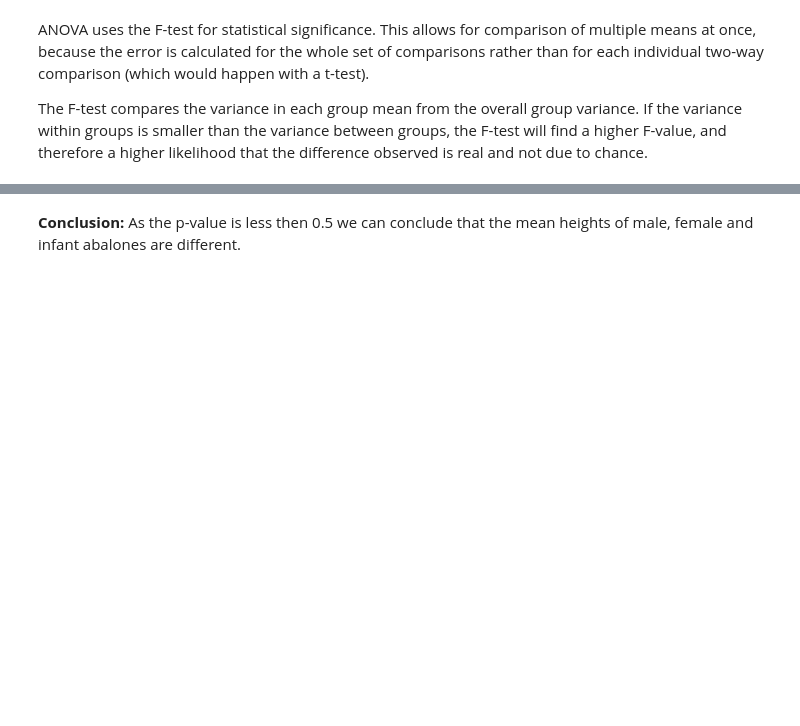
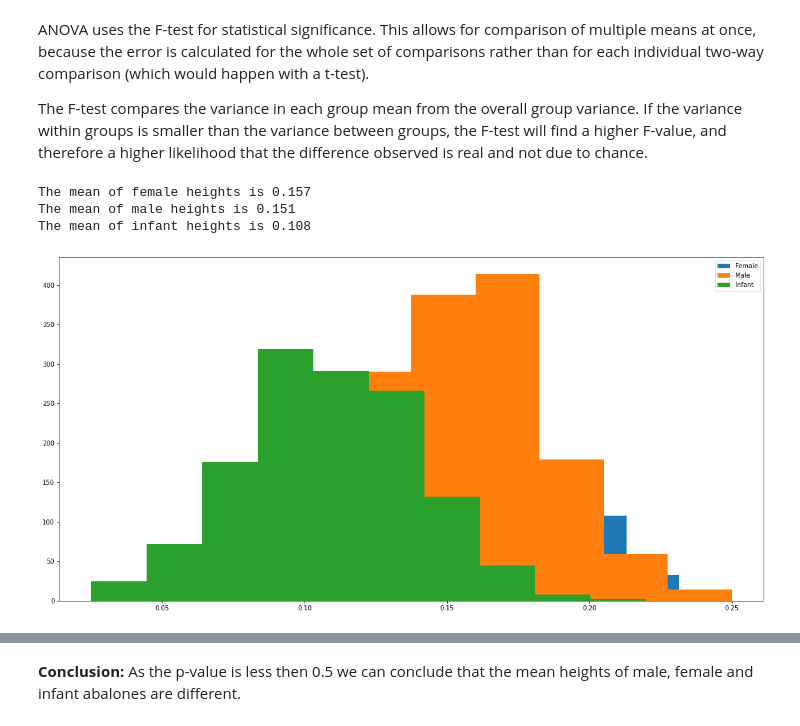
Before and after one commit to Fiona-600/Machine-Learning-and-Statistics-Project, a Jupyter notebook: scikit-stats.ipynb, the cells around one changed output, grey strips where cells are left out. Cells and saved outputs as stored; diff of their text form; code cells hidden in the pictures; blank space fills up the shorter version.

```diff
--- a/scikit-stats.ipynb
+++ b/scikit-stats.ipynb
@@ -380,4 +391,22 @@ ____________
 ANOVA uses the F-test for statistical significance. This allows for comparison of multiple means at once, because the error is calculated for the whole set of comparisons rather than for each individual two-way comparison (which would happen with a t-test).
 
 The F-test compares the variance in each group mean from the overall group variance. If the variance within groups is smaller than the variance between groups, the F-test will find a higher F-value, and therefore a higher likelihood that the difference observed is real and not due to chance.
+# %%
+# Compare the means manually
+print("The mean of female heights is",round(dependent[independent == 'F'].mean(),3))
+print("The mean of male heights is",round(dependent[independent == 'M'].mean(),3))
+print("The mean of infant heights is",round(dependent[independent == 'I'].mean(),3))
+# %% [output]
+The mean of female heights is 0.157
+The mean of male heights is 0.151
+The mean of infant heights is 0.108
+# %%
+# Plot the variables
+plt.hist(dependent[independent == 'F'], label='Female')
+plt.hist(dependent[independent == 'M'], label='Male')
+plt.hist(dependent[independent == 'I'], label='Infant')
+plt.legend()
+plt.show()
+# %% [output]
+[figure, added]
 # %%
```
Also changed, not shown: parts of 28 cells of this notebook.
